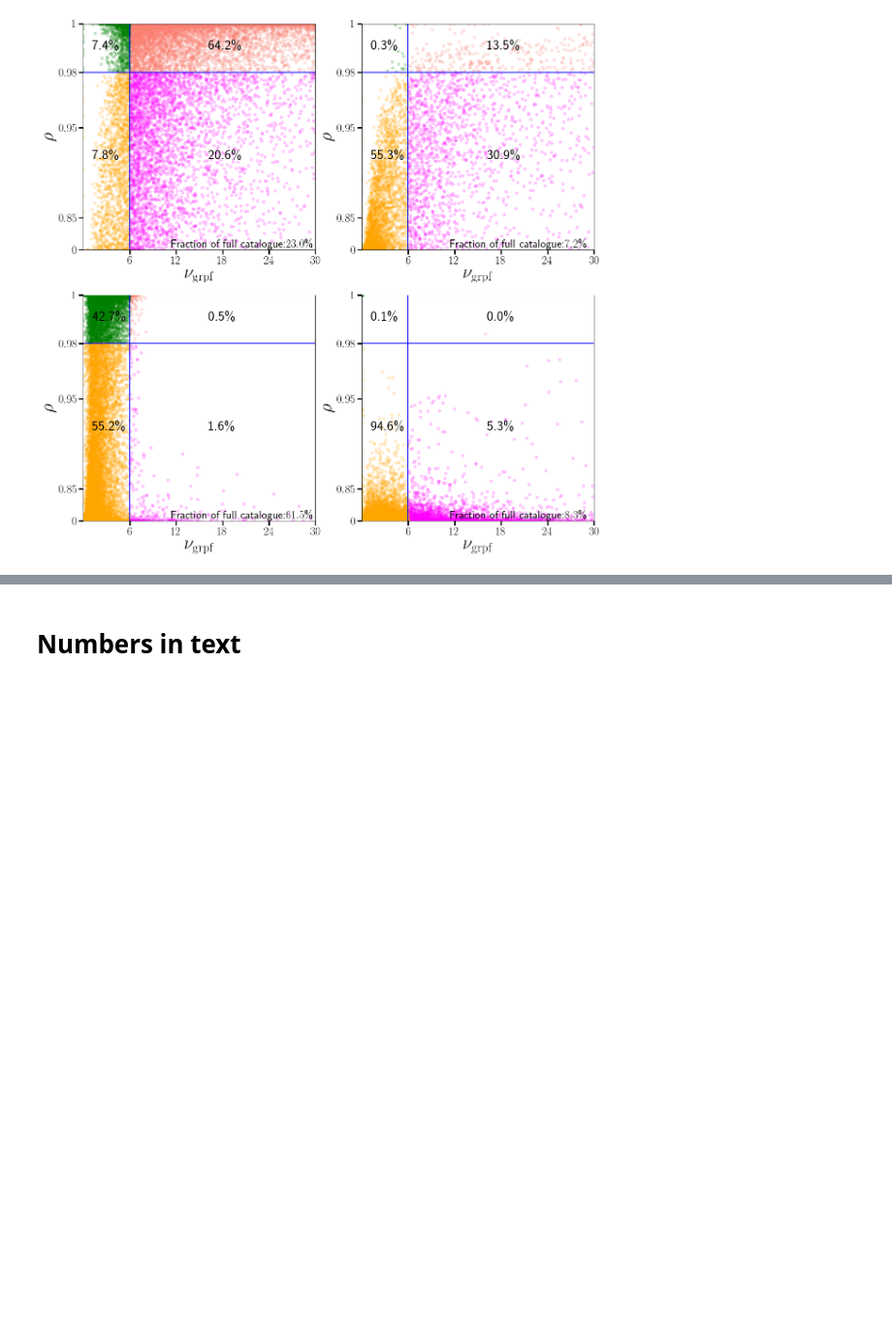
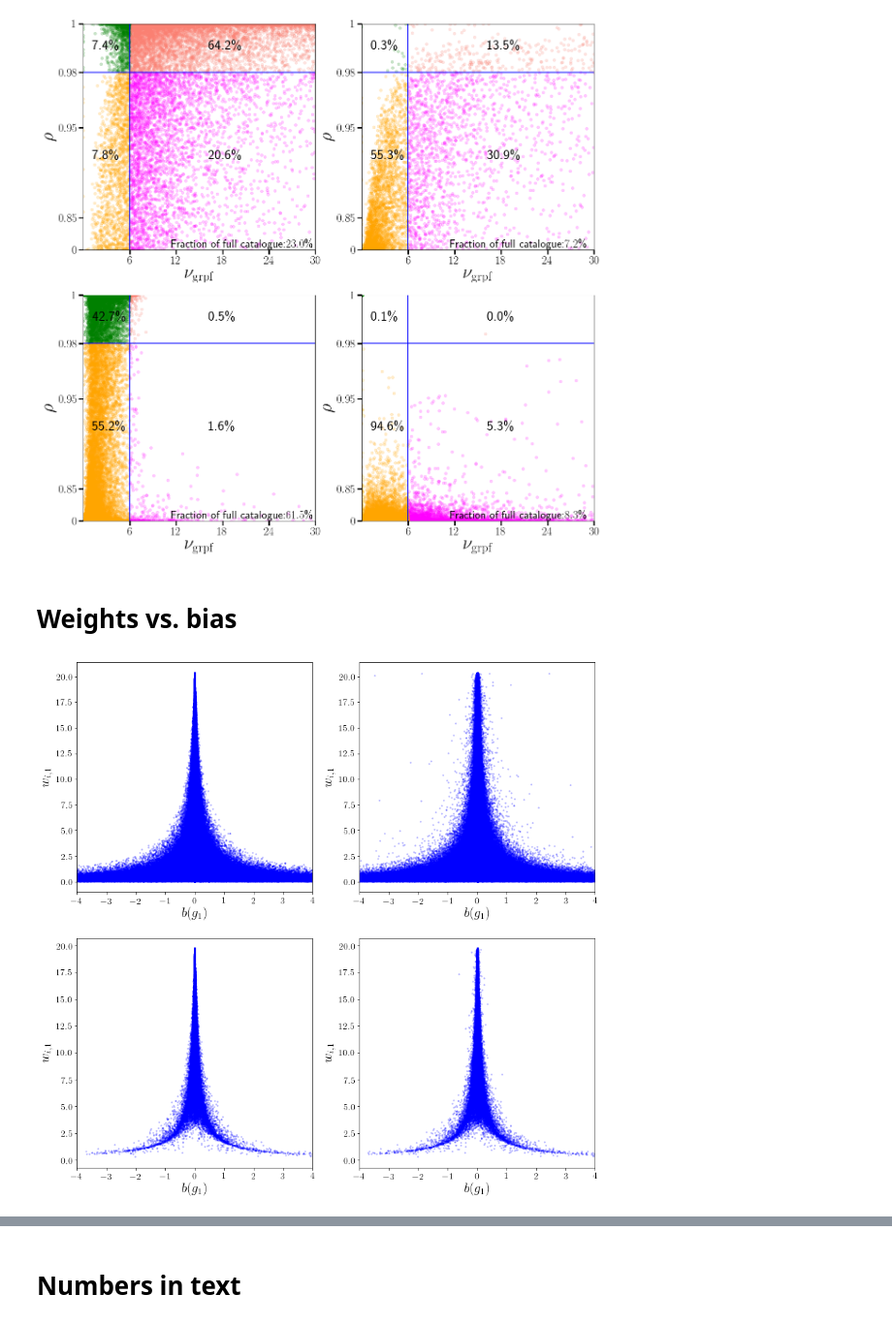
Before and after one commit to ismael-mendoza/wld_code, a Jupyter notebook: notebooks/paper-plots-final.ipynb, the cells around one changed output, grey strips where cells are left out. Shown at 97% size. Cells and saved outputs as stored; diff of their text form; code cells hidden in the pictures; blank space fills up the shorter version.

Commit message:
more code added to paper plot final to make money plot, etc

```diff
--- a/notebooks/paper-plots-final.ipynb
+++ b/notebooks/paper-plots-final.ipynb
@@ -198,3 +198,36 @@ plt.xlim(0,30)
 # %% [output]
 (0, 30)
 [figure]
+# %% [markdown]
+# Weights vs. bias
+# %%
+def weights_bias_scatter(ax, cat, component, iso_or_grp, xlabel=None, ylabel=None, title=None, xlim=(-5,5),
+                         size_dots=0.5, alpha=1):
+    orig_ids = list(range(len(cat)))
+    ws = weights.get_weights(orig_ids, cat,  component, iso_or_grp, 'component')
+    suffix = weights.get_iso_or_grp_suffix(iso_or_grp)
+
+    ax.scatter(cat[f'bias_g{component}{suffix}'], ws, alpha=alpha, s=size_dots, c='b')
+    #ax.set_title(title, size = 18 )
+    ax.set_xlabel(xlabel, size=20)
+    ax.set_ylabel(ylabel, size=20)
+    ax.set_xlim(xlim)
+
+    ax.tick_params(axis='both', which='major', labelsize=14)
+# %%
+plt.rc('text', usetex=True)
+fig, axs = plt.subplots(2,2,figsize=(14,14))
+axes = axs.flatten()
+weights_bias_scatter(axes[0], cats[8], '1', 'iso', xlim=[-4,4], size_dots=3, alpha=0.2,
+                     xlabel="$b(g_{1})$", ylabel="$w_{i,1}$", title="\\rm{All galaxies, blending off}")
+
+weights_bias_scatter(axes[1], cats[8], '1', 'grp', xlim=[-4,4], size_dots=3, alpha=0.2,
+                     xlabel="$b(g_{1})$", ylabel="$w_{i,1}$", title="\\rm{All galaxies, blending on}")
+
+weights_bias_scatter(axes[2], fcats[8], '1', 'iso', xlim=[-4,4], size_dots=3, alpha=0.2,
+                     xlabel="$b(g_{1})$", ylabel="$w_{i,1}$", title="\\rm{Detected and accurately deblended galaxies, blending on}")
+
+weights_bias_scatter(axes[3], fcats[8], '1', 'grp', xlim=[-4,4], size_dots=3, alpha=0.2,
+                     xlabel="$b(g_{1})$", ylabel="$w_{i,1}$", title="\\rm{Detected and accurately deblended galaxies, blending on}")
+# %% [output]
+[figure, added]
```
Also changed, not shown: parts of 43 cells of this notebook, 1 other file.
